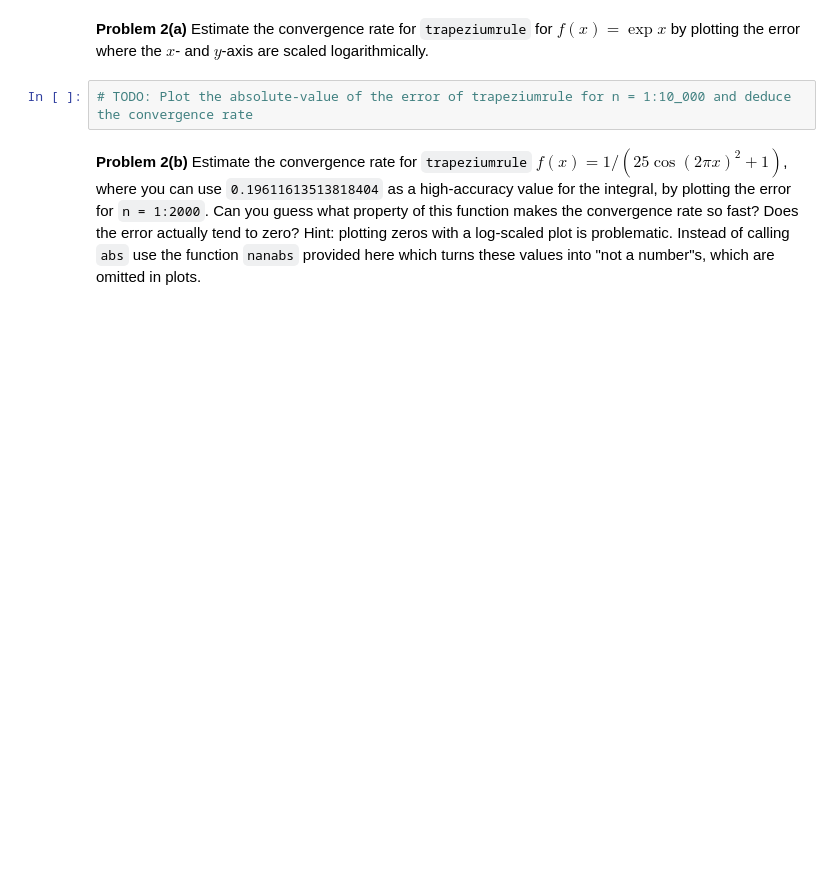
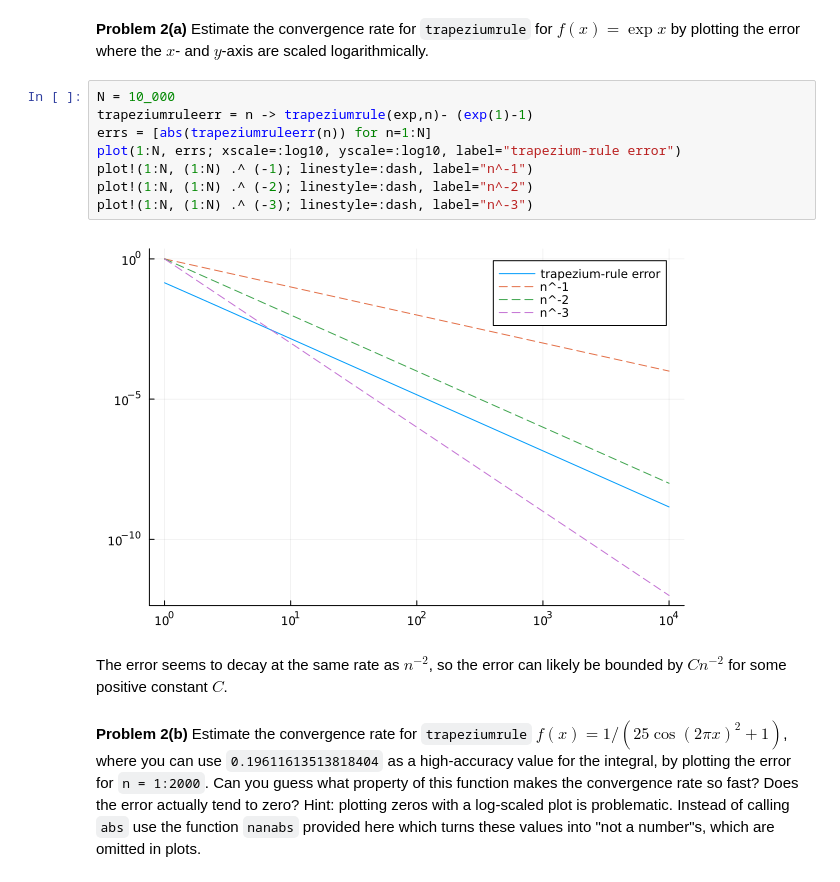
Before and after one commit to lovelife383/MATH50003NumericalAnalysis, a Jupyter notebook: labs/lab1.ipynb, the cells around one changed output. Saved outputs shown, nothing was run; the diff lists cells and outputs as text; blank space fills up the shorter version.

```diff
--- a/labs/lab1.ipynb
+++ b/labs/lab1.ipynb
@@ -265,8 +272,18 @@ $C n^{-1}$ for some constant $C$, which matches the theory.
 # %% [markdown]
 **Problem 2(a)** Estimate the convergence rate for `trapeziumrule` for $f(x) = \exp x$ by plotting the
 error where the $x$- and $y$-axis are scaled logarithmically.
-# %%
-# TODO: Plot the absolute-value of the error of trapeziumrule for n = 1:10_000 and deduce the convergence rate
+# %%
+N = 10_000
+trapeziumruleerr = n -> trapeziumrule(exp,n)- (exp(1)-1)
+errs = [abs(trapeziumruleerr(n)) for n=1:N]
+plot(1:N, errs; xscale=:log10, yscale=:log10, label="trapezium-rule error")
+plot!(1:N, (1:N) .^ (-1); linestyle=:dash, label="n^-1")
+plot!(1:N, (1:N) .^ (-2); linestyle=:dash, label="n^-2")
+plot!(1:N, (1:N) .^ (-3); linestyle=:dash, label="n^-3")
+# %% [output]
+[figure, added]
+# %% [markdown]
+The error seems to decay at the same rate as $n^{-2}$, so the error can likely be bounded by $Cn^{-2}$ for some positive constant $C$.
 # %% [markdown]
 **Problem 2(b)** Estimate the convergence rate for `trapeziumrule` $f(x) = 1/(25\cos(2πx)^2+1)$, where you can
 use `0.19611613513818404` as a high-accuracy value for the integral, by plotting the error for `n = 1:2000`.
```
Also changed, not shown: parts of 7 cells of this notebook.
